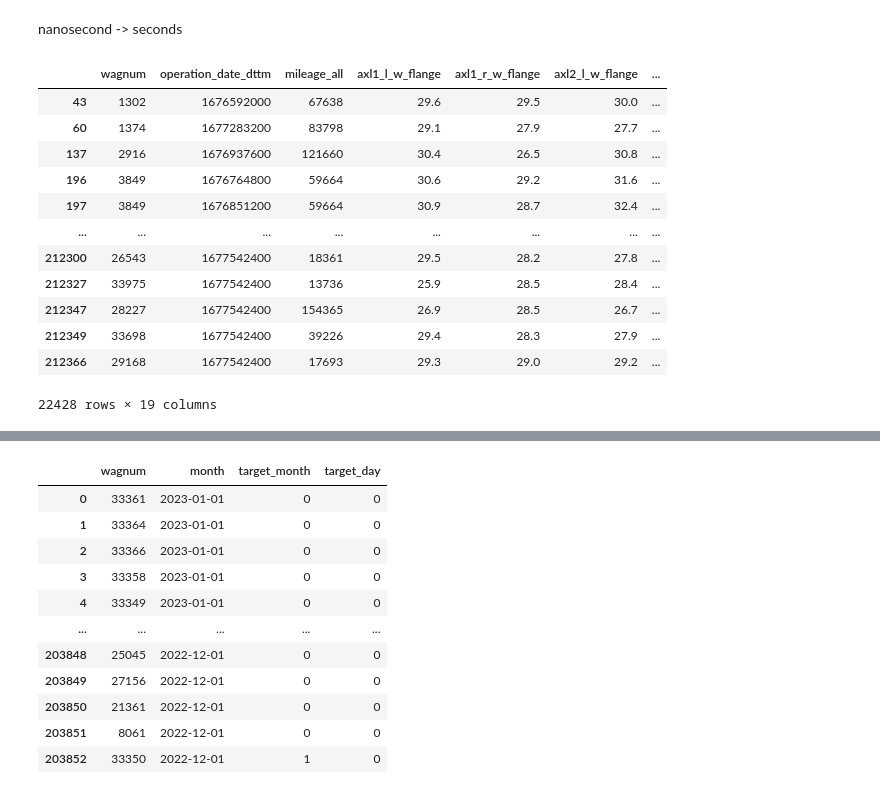
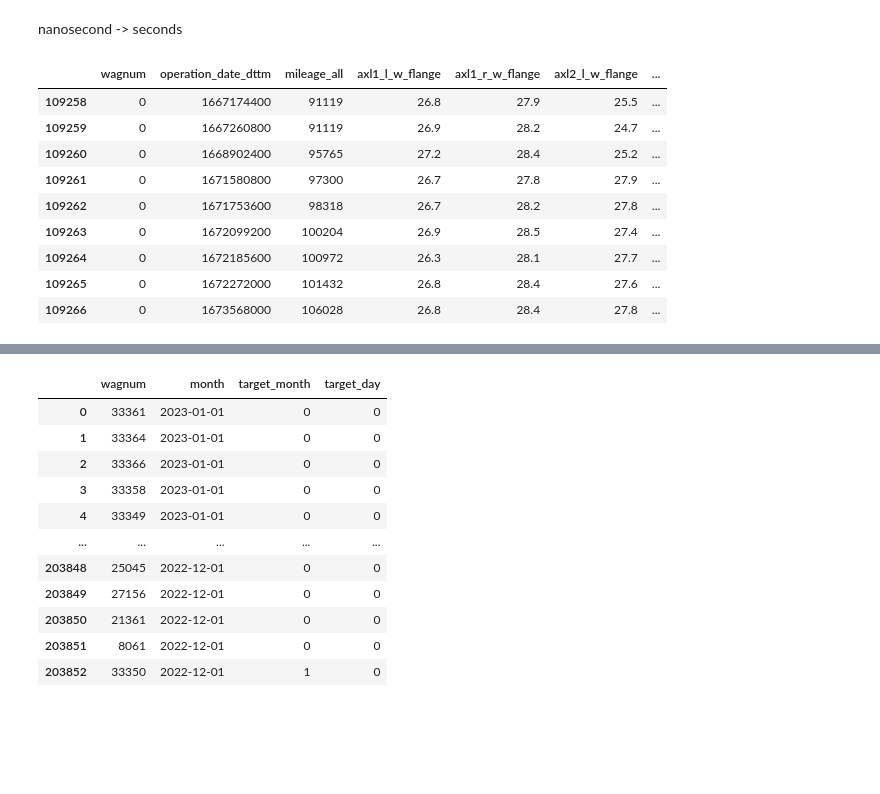
Before and after one commit to thehir0/DataWagon, a Jupyter notebook: train/kti_preprocess.ipynb, the cells around one changed output, grey strips where cells are left out. Saved outputs shown, nothing was run; the diff lists cells and outputs as text; code cells hidden in the pictures; blank space fills up the shorter version.

```diff
--- a/train/kti_preprocess.ipynb
+++ b/train/kti_preprocess.ipynb
@@ -154,22 +154,28 @@ Name: operation_date_dttm, dtype: float64
 nanosecond -> seconds
 # %%
 kti['operation_date_dttm'] = kti['operation_date_dttm'].apply(lambda x: x // 10**9)
-# %%
-kti
-# %% [output]
-|  | wagnum | operation_date_dttm | mileage_all | axl1_l_w_flange | axl1_r_w_flange | axl2_l_w_flange | ... |
-| 43 | 1302 | 1676592000 | 67638 | 29.6 | 29.5 | 30.0 | ... |
-| 60 | 1374 | 1677283200 | 83798 | 29.1 | 27.9 | 27.7 | ... |
-| 137 | 2916 | 1676937600 | 121660 | 30.4 | 26.5 | 30.8 | ... |
-| 196 | 3849 | 1676764800 | 59664 | 30.6 | 29.2 | 31.6 | ... |
-| 197 | 3849 | 1676851200 | 59664 | 30.9 | 28.7 | 32.4 | ... |
-| ... | ... | ... | ... | ... | ... | ... | ... |
-| 212300 | 26543 | 1677542400 | 18361 | 29.5 | 28.2 | 27.8 | ... |
-| 212327 | 33975 | 1677542400 | 13736 | 25.9 | 28.5 | 28.4 | ... |
-| 212347 | 28227 | 1677542400 | 154365 | 26.9 | 28.5 | 26.7 | ... |
-| 212349 | 33698 | 1677542400 | 39226 | 29.4 | 28.3 | 27.9 | ... |
-| 212366 | 29168 | 1677542400 | 17693 | 29.3 | 29.0 | 29.2 | ... |
-22428 rows × 19 columns
+# %%
+grouped_by_wagnum = kti.groupby('wagnum')
+# %%
+dataframe_group = None
+
+for key, group in grouped_by_wagnum:
+    dataframe_group = group
+    break
+
+dataframe_group = dataframe_group.sort_values(by='operation_date_dttm')
+dataframe_group
+# %% [output]
+|  | wagnum | operation_date_dttm | mileage_all | axl1_l_w_flange | axl1_r_w_flange | axl2_l_w_flange | ... |
+| 109258 | 0 | 1667174400 | 91119 | 26.8 | 27.9 | 25.5 | ... |
+| 109259 | 0 | 1667260800 | 91119 | 26.9 | 28.2 | 24.7 | ... |
+| 109260 | 0 | 1668902400 | 95765 | 27.2 | 28.4 | 25.2 | ... |
+| 109261 | 0 | 1671580800 | 97300 | 26.7 | 27.8 | 27.9 | ... |
+| 109262 | 0 | 1671753600 | 98318 | 26.7 | 28.2 | 27.8 | ... |
+| 109263 | 0 | 1672099200 | 100204 | 26.9 | 28.5 | 27.4 | ... |
+| 109264 | 0 | 1672185600 | 100972 | 26.3 | 28.1 | 27.7 | ... |
+| 109265 | 0 | 1672272000 | 101432 | 26.8 | 28.4 | 27.6 | ... |
+| 109266 | 0 | 1673568000 | 106028 | 26.8 | 28.4 | 27.8 | ... |
 # %%
 kti.to_csv('../preprocessed/kti.csv')
 # %%
```
Also changed, not shown: parts of 10 cells of this notebook, 9 other files.
